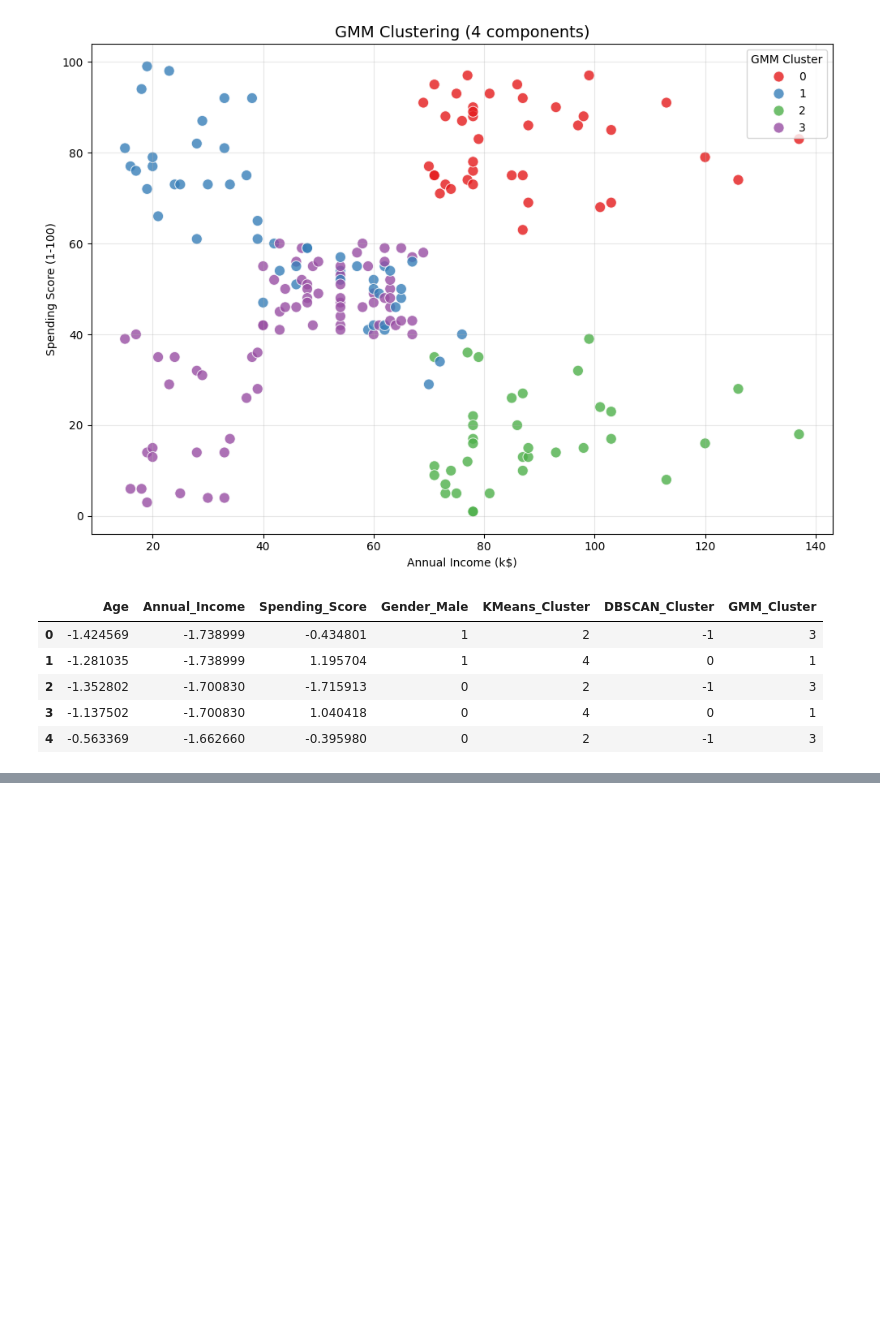
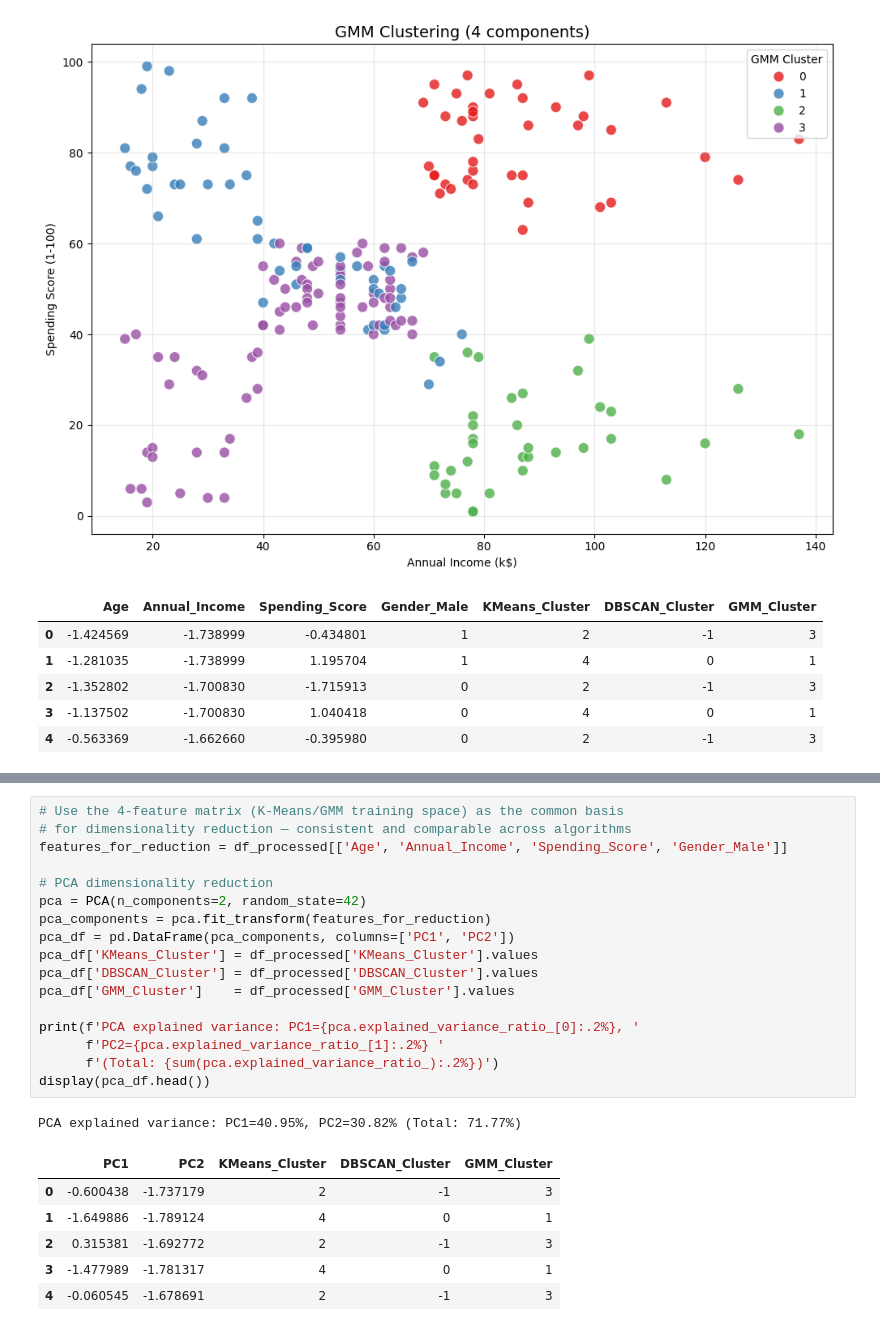
Before and after one commit to Safa30/CSE475_Machine_Learning, a Jupyter notebook: Lab/lab_2/Lab2_Unsupervised_Learning.ipynb, the cells around one changed output, grey strips where cells are left out. Cells and saved outputs as stored; diff of their text form; blank space fills up the shorter version.

```diff
--- a/Lab/lab_2/Lab2_Unsupervised_Learning.ipynb
+++ b/Lab/lab_2/Lab2_Unsupervised_Learning.ipynb
@@ -821,0 +933,25 @@ Name: count, dtype: int64
+# %%
+# Use the 4-feature matrix (K-Means/GMM training space) as the common basis
+# for dimensionality reduction — consistent and comparable across algorithms
+features_for_reduction = df_processed[['Age', 'Annual_Income', 'Spending_Score', 'Gender_Male']]
+
+# PCA dimensionality reduction
+pca = PCA(n_components=2, random_state=42)
+pca_components = pca.fit_transform(features_for_reduction)
+pca_df = pd.DataFrame(pca_components, columns=['PC1', 'PC2'])
+pca_df['KMeans_Cluster'] = df_processed['KMeans_Cluster'].values
+pca_df['DBSCAN_Cluster'] = df_processed['DBSCAN_Cluster'].values
+pca_df['GMM_Cluster']    = df_processed['GMM_Cluster'].values
+
+print(f'PCA explained variance: PC1={pca.explained_variance_ratio_[0]:.2%}, '
+      f'PC2={pca.explained_variance_ratio_[1]:.2%} '
+      f'(Total: {sum(pca.explained_variance_ratio_):.2%})')
+display(pca_df.head())
+# %% [output]
+PCA explained variance: PC1=40.95%, PC2=30.82% (Total: 71.77%)
+|  | PC1 | PC2 | KMeans_Cluster | DBSCAN_Cluster | GMM_Cluster |
+| 0 | -0.600438 | -1.737179 | 2 | -1 | 3 |
+| 1 | -1.649886 | -1.789124 | 4 | 0 | 1 |
+| 2 | 0.315381 | -1.692772 | 2 | -1 | 3 |
+| 3 | -1.477989 | -1.781317 | 4 | 0 | 1 |
+| 4 | -0.060545 | -1.678691 | 2 | -1 | 3 |
```
Also changed, not shown: parts of 14 cells of this notebook.
